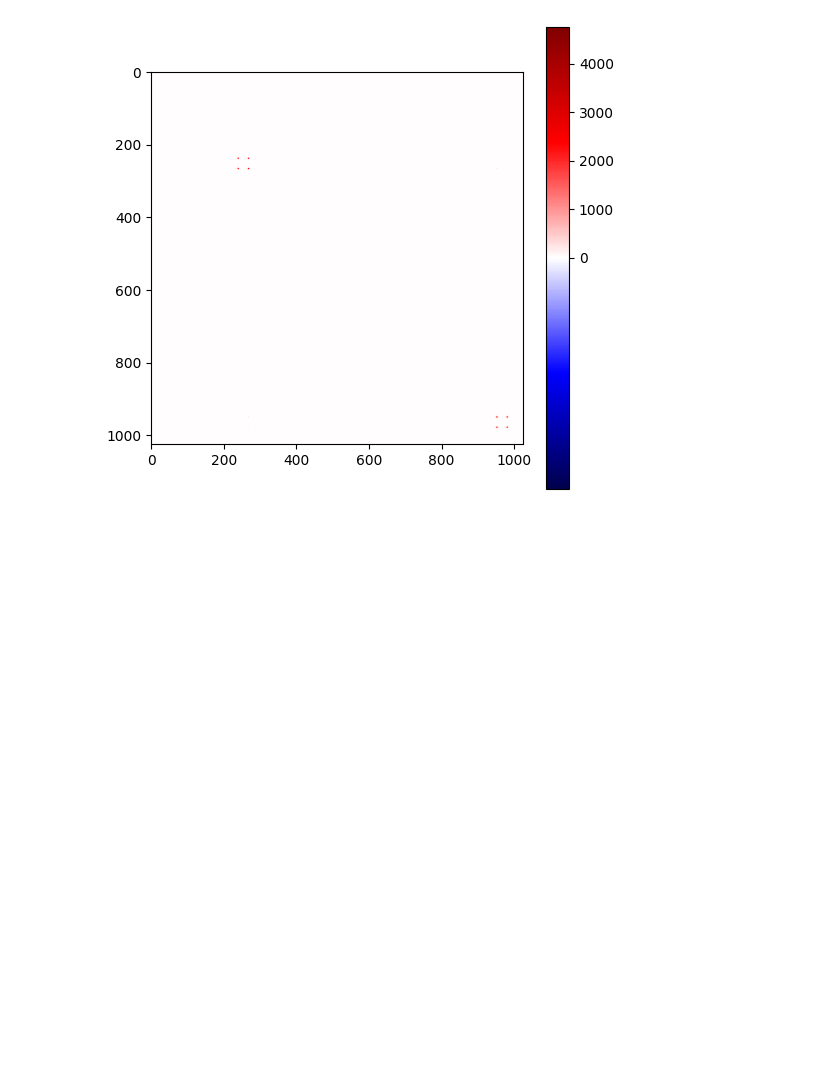
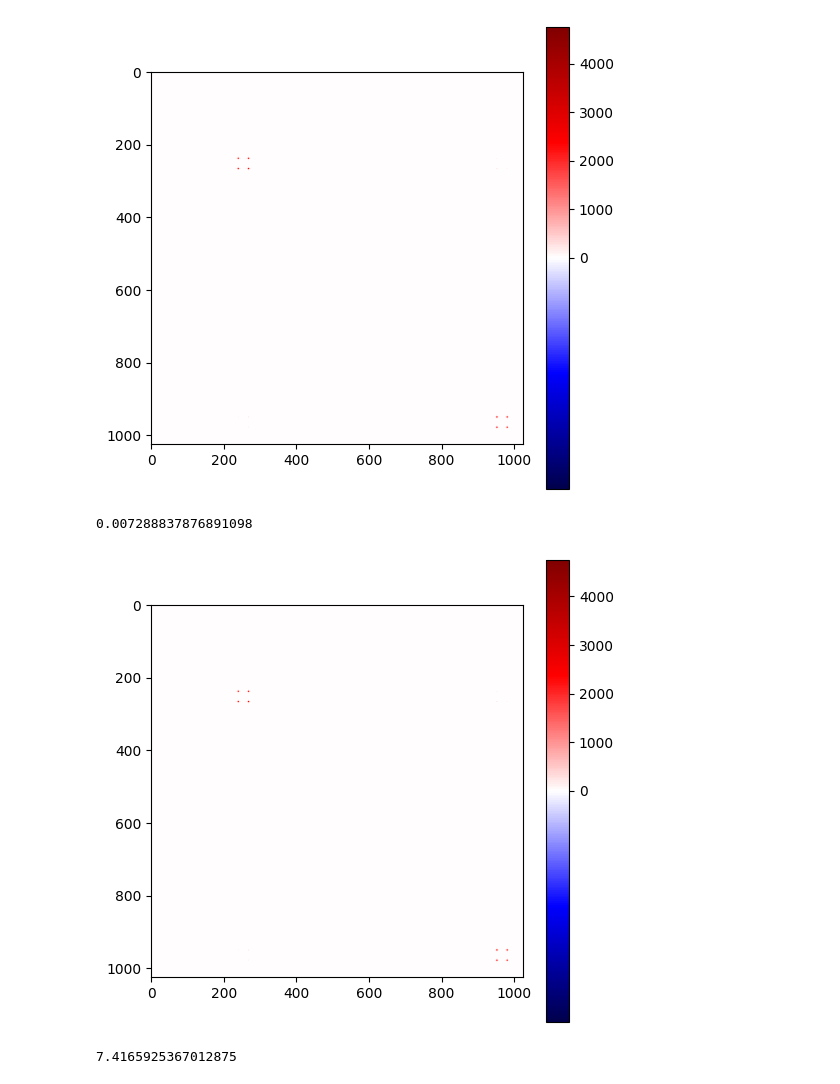
Before and after one commit to kseetharam/nmr-qsim, a Jupyter notebook: circ_sim/Test_simul.ipynb, the cells around one changed output. Drawn from its saved outputs; the diff is of its cells as text; code cells hidden in the pictures; blank space fills up the shorter version.

Commit message:
Adding analytical fitting utils and updating notebook

```diff
--- a/circ_sim/Test_simul.ipynb
+++ b/circ_sim/Test_simul.ipynb
@@ -148,3 +211,27 @@ plt.colorbar()
 plt.show()
 # %% [output]
 [figure]
+# %%
+#Frobenius norm of the difference between the Spinach relaxation matrix and the one generated analytically...
+
+np.linalg.norm(R_analytical-R)
+# %% [output]
+0.007288837876891098
+# %%
+#We can repeat the same calculation substituting Spinach-generated relaxation matrix with that generated analytically...
+
+Spec_from_GenR = GenNOESYSpectrum(Ham,R_analytical,Tpts1,Tpts2,rho0,coil,tmix,dt1,dt2,zerofill1,zerofill2,Lx,Ly)
+# %%
+norm = TwoSlopeNorm(vmin=-np.min(-np.real(Spec_from_GenR)), vcenter=0, vmax=np.max(-np.real(Spec_from_GenR)))
+
+plt.figure(figsize=(6, 6))
+plt.imshow(-np.real(Spec_from_GenR), cmap='seismic',norm=norm)
+plt.colorbar()
+plt.show()
+# %% [output]
+[figure, added]
+# %%
+#Frobenius norm of the difference of spectra generated starting from Spinach-generated relaxation matrix and analytically
+np.linalg.norm(Spectrum-Spec_from_GenR)
+# %% [output]
+7.4165925367012875
```
Also changed, not shown: parts of 8 cells of this notebook, 4 other files.
